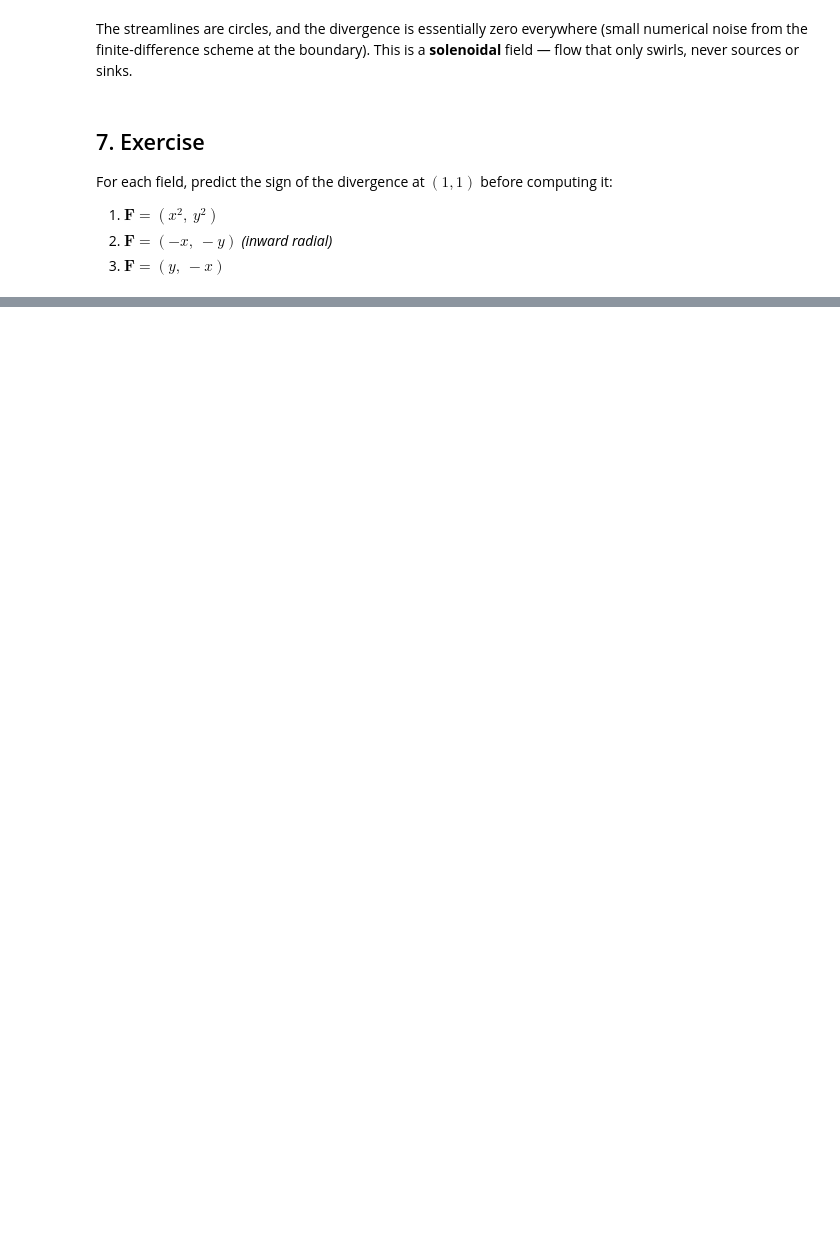
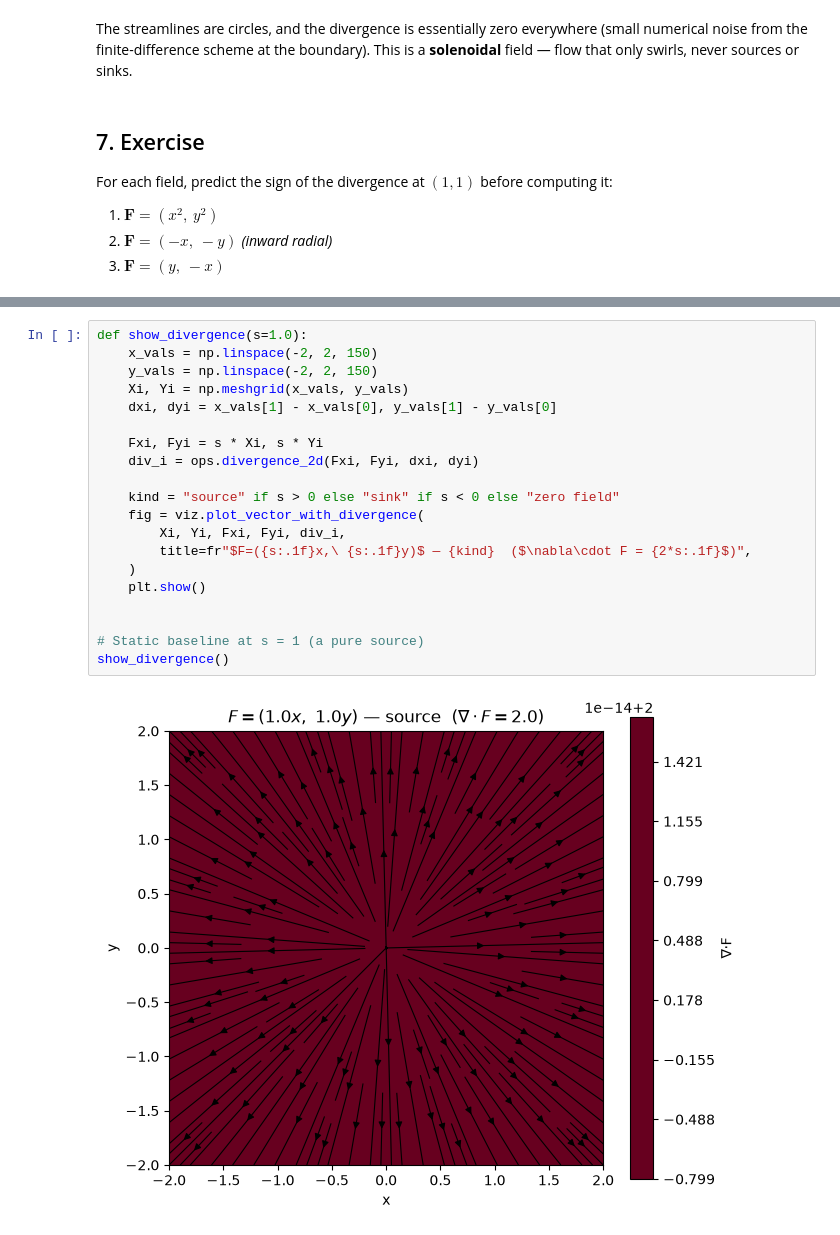
Before and after one commit to FinnTune/del-operator-viz, a Jupyter notebook: notebooks/02_divergence.ipynb, the cells around one changed output, grey strips where cells are left out. Cells and saved outputs as stored; diff of their text form; blank space fills up the shorter version.

```diff
--- a/notebooks/02_divergence.ipynb
+++ b/notebooks/02_divergence.ipynb
@@ -112,0 +132,22 @@ For each field, predict the sign of the divergence at $(1, 1)$ before computing
+# %%
+def show_divergence(s=1.0):
+    x_vals = np.linspace(-2, 2, 150)
+    y_vals = np.linspace(-2, 2, 150)
+    Xi, Yi = np.meshgrid(x_vals, y_vals)
+    dxi, dyi = x_vals[1] - x_vals[0], y_vals[1] - y_vals[0]
+
+    Fxi, Fyi = s * Xi, s * Yi
+    div_i = ops.divergence_2d(Fxi, Fyi, dxi, dyi)
+
+    kind = "source" if s > 0 else "sink" if s < 0 else "zero field"
+    fig = viz.plot_vector_with_divergence(
+        Xi, Yi, Fxi, Fyi, div_i,
+        title=fr"$F=({s:.1f}x,\ {s:.1f}y)$ — {kind}  ($\nabla\cdot F = {2*s:.1f}$)",
+    )
+    plt.show()
+
+
+# Static baseline at s = 1 (a pure source)
+show_divergence()
+# %% [output]
+[figure, added]
```
Also changed, not shown: parts of 7 cells of this notebook, 8 other files.
